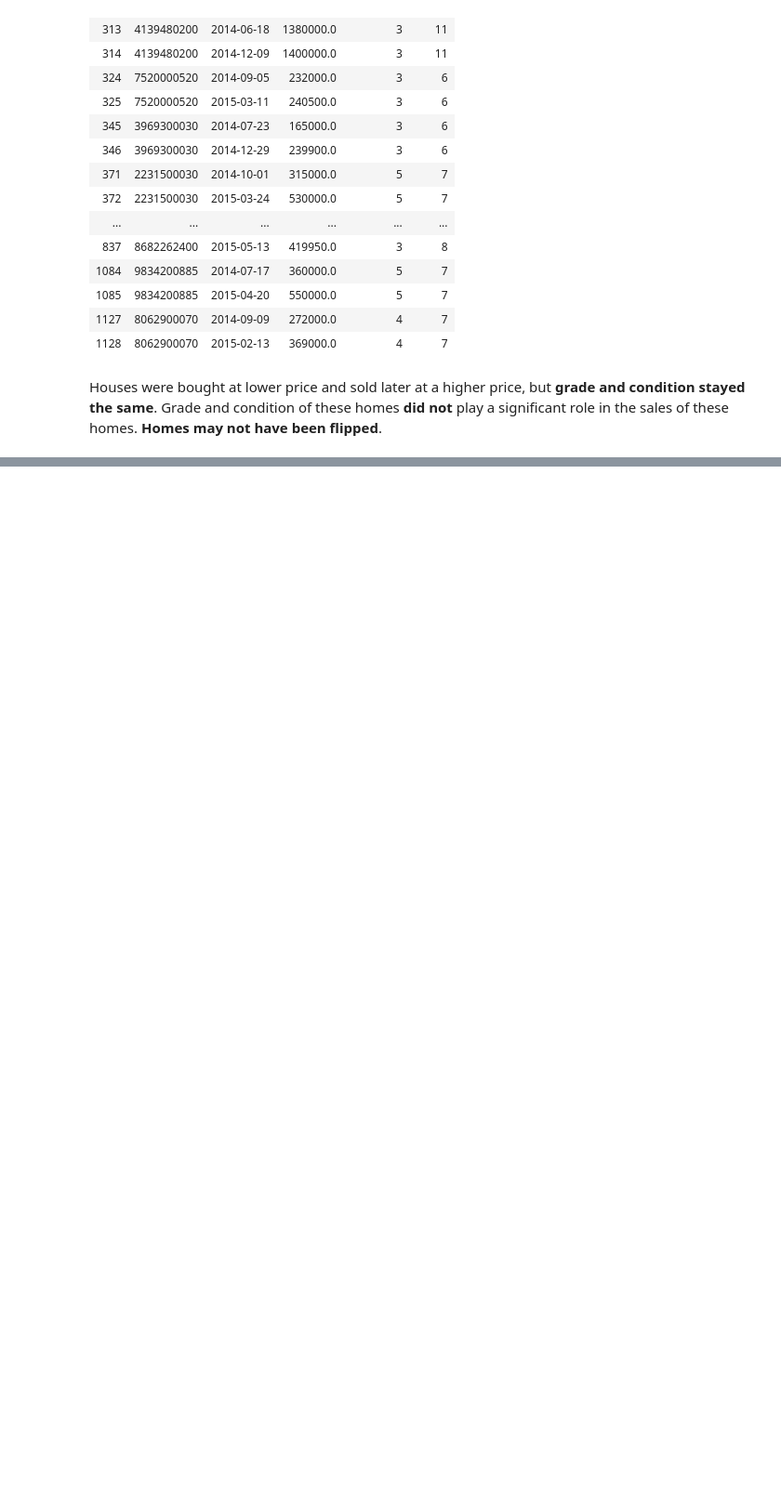
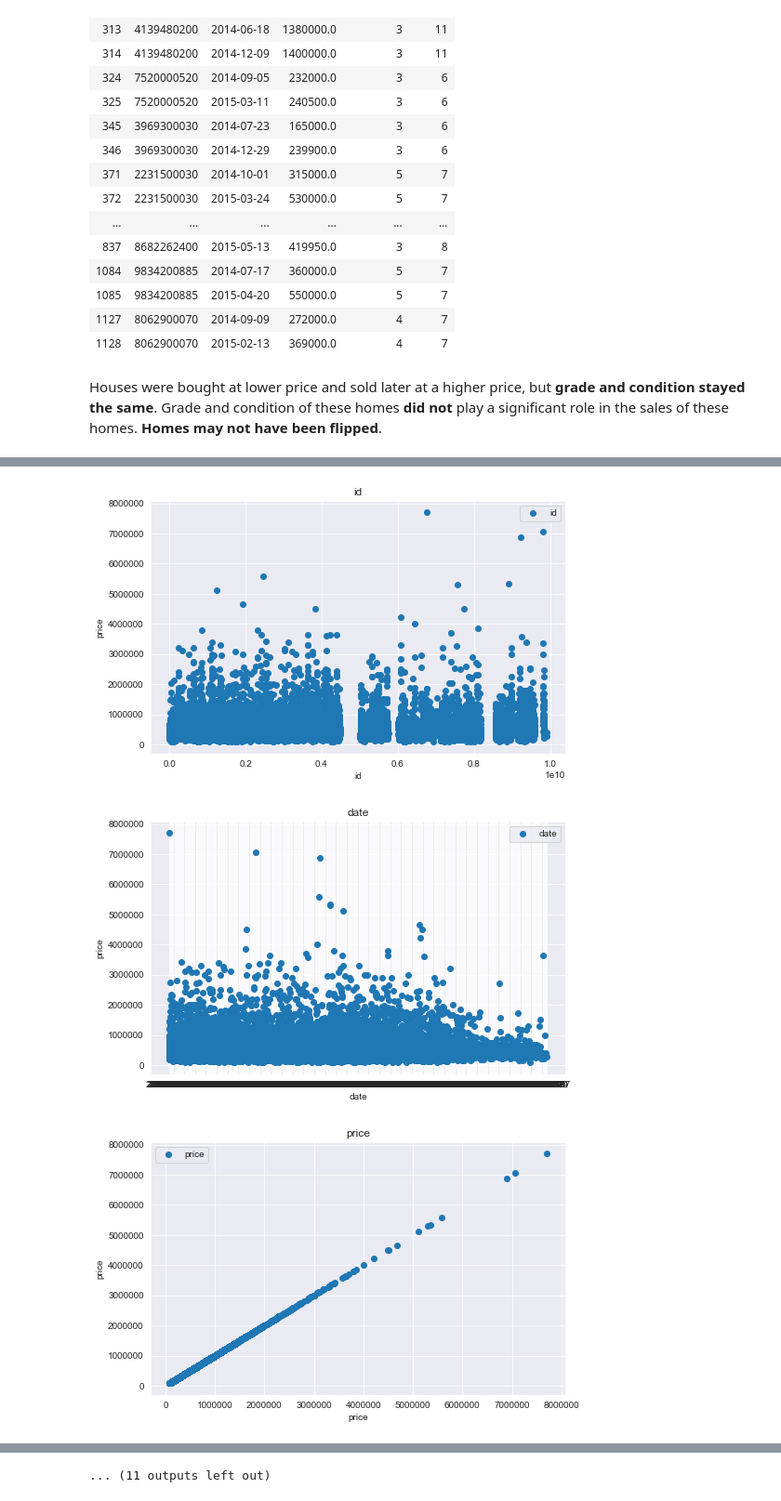
Before and after one commit to bmauss/Regression-Model-for-King-County-Housing-Market, a Jupyter notebook: Regression Model.ipynb, the cells around one changed output, grey strips where cells are left out. Shown at 93% size. Cells and saved outputs as stored; diff of their text form; code cells hidden in the pictures; blank space fills up the shorter version.

```diff
--- a/Regression Model.ipynb
+++ b/Regression Model.ipynb
@@ -361,0 +395,15 @@ for i in range(len(df['yr_renovated'])):
+# %%
+# using for loop to visualize relationship of the different columns to 'price'
+
+for col in rdf.columns:
+    plt.figure(figsize=(8, 5))
+    plt.scatter(rdf[col], rdf['price'], label=col)
+    plt.xlabel(col)
+    plt.ylabel('price')
+    plt.title(col)
+    plt.legend()
+    plt.show()
+# %% [output]
+[figure, added]
+[figure, added]
+[figure, added]
@@ -361,0 +419 @@ for i in range(len(df['yr_renovated'])):
+... (11 outputs left out)
```
Also changed, not shown: parts of 42 cells of this notebook, 1 other file.
